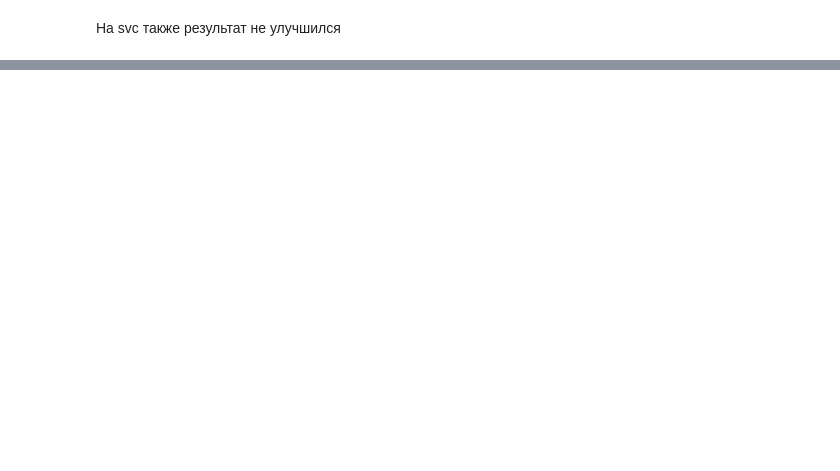
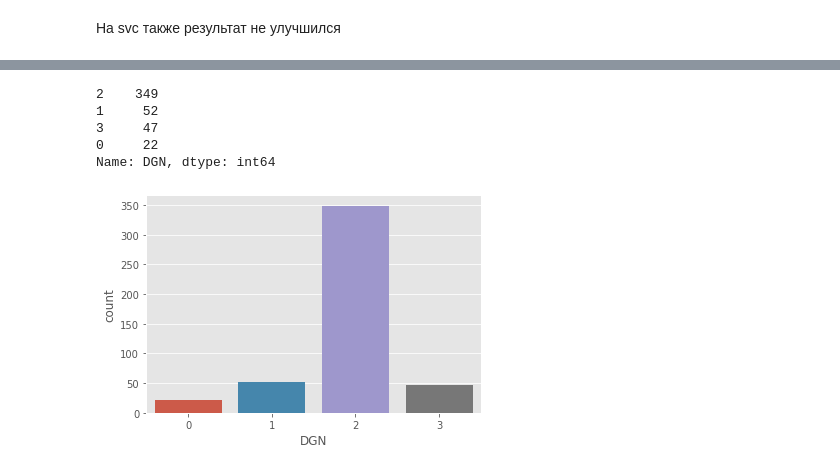
Before and after one commit to alexmal2804/hwds, a Jupyter notebook: Копия_блокнота_"Большое_ДЗ_2_ipynb".ipynb, the cells around one changed output, grey strips where cells are left out. Drawn from its saved outputs; the diff is of its cells as text; code cells hidden in the pictures; blank space fills up the shorter version.

```diff
--- a/Копия_блокнота_"Большое_ДЗ_2_ipynb".ipynb
+++ b/Копия_блокнота_"Большое_ДЗ_2_ipynb".ipynb
@@ -596,0 +617,17 @@ Accuracy:
+# %%
+# Изменим строки со значениями целевой функции равными 5, 6, 0  т.к. обучить модель на такой маленькой в разрезе значения функции выборке невозможно
+# Заменим значение с малым числом вхождений на одно.
+# В итоге в целевой функции будет три значения, которые будут интерпретироваться как "Black", "White" и "Other: DGN1 + DGN6 + DGN8"
+df_encoded.loc[df_encoded['DGN'] == 4 ] = 0
+df_encoded.loc[df_encoded['DGN'] == 5 ] = 0
+df_encoded.loc[df_encoded['DGN'] == 6 ] = 0
+# Посмотрим еще раз на распределение признаков
+sns.countplot(x='DGN', data=df_encoded)
+print(df_encoded['DGN'].value_counts())
+# %% [output]
+2    349
+1     52
+3     47
+0     22
+Name: DGN, dtype: int64
+[figure, added]
```
Also changed, not shown: parts of 18 cells of this notebook.
